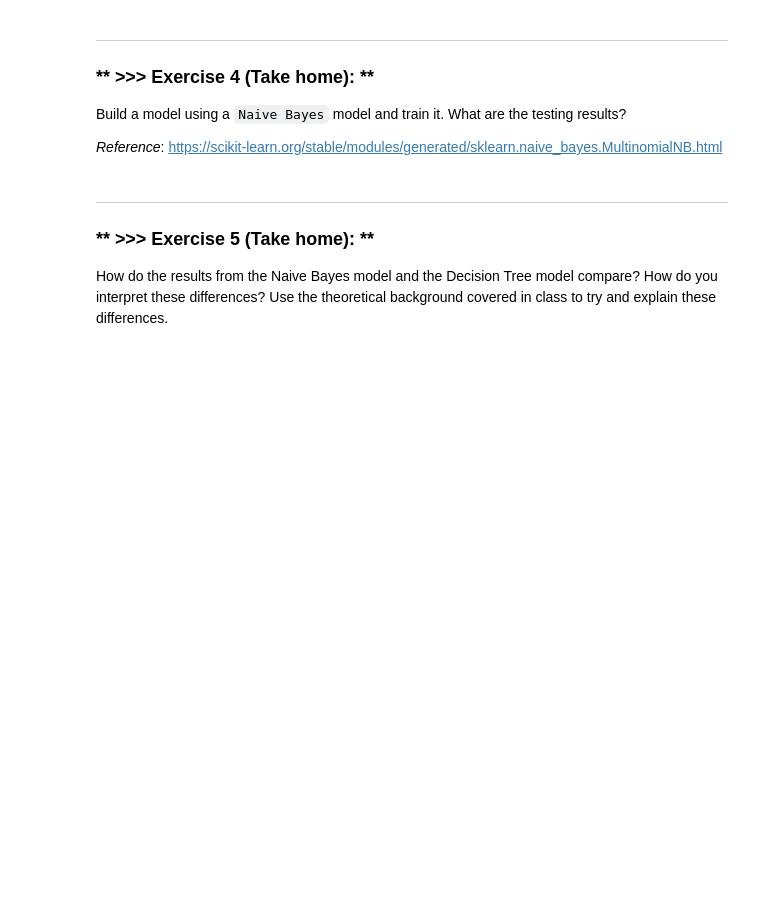
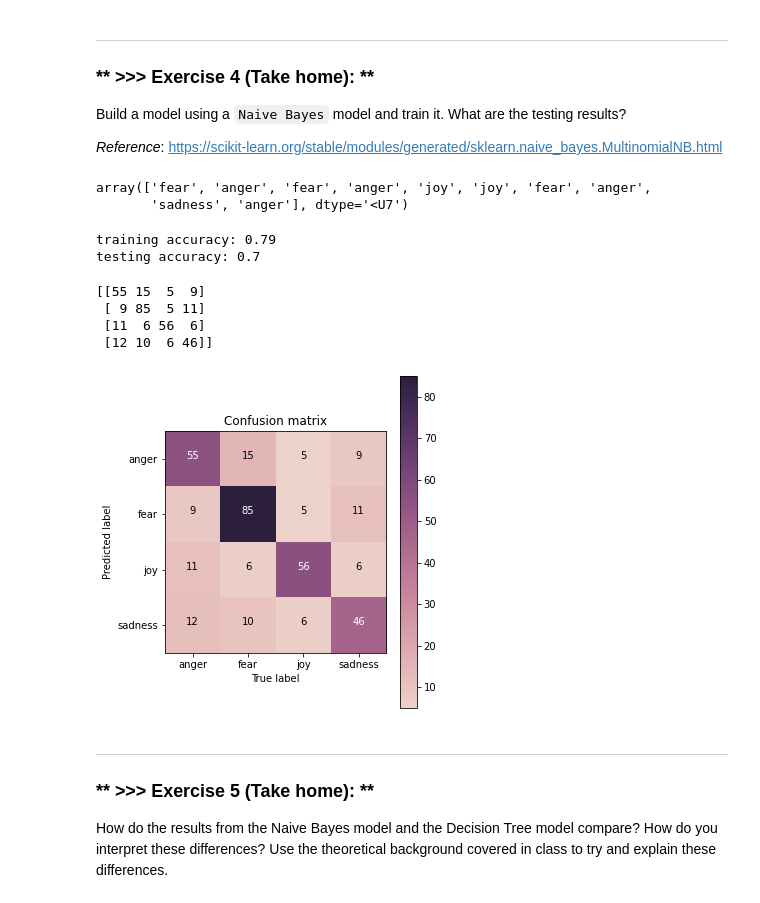
Before and after one commit to y4c6/DM2022-Lab2-Master, a Jupyter notebook: DM2022-Lab2-Master.ipynb, the cells around one changed output. Saved outputs shown, nothing was run; the diff lists cells and outputs as text; code cells hidden in the pictures; blank space fills up the shorter version.

```diff
--- a/DM2022-Lab2-Master.ipynb
+++ b/DM2022-Lab2-Master.ipynb
@@ -423,3 +466,48 @@
+# %%
+# Answer here
+from sklearn.naive_bayes import MultinomialNB
+
+## build DecisionTree model
+NB_model = MultinomialNB()
+## training!
+NB_model = NB_model.fit(X_train, y_train)
+
+## predict!
+y_train_pred = NB_model.predict(X_train)
+y_test_pred = NB_model.predict(X_test)
+
+## so we get the pred result
+y_test_pred[:10]
+# %% [output]
+array(['fear', 'anger', 'fear', 'anger', 'joy', 'joy', 'fear', 'anger',
+       'sadness', 'anger'], dtype='<U7')
+# %%
+## accuracy
+from sklearn.metrics import accuracy_score
+
+acc_train = accuracy_score(y_true=y_train, y_pred=y_train_pred)
+acc_test = accuracy_score(y_true=y_test, y_pred=y_test_pred)
+
+print('training accuracy: {}'.format(round(acc_train, 2)))
+print('testing accuracy: {}'.format(round(acc_test, 2)))
+# %% [output]
+training accuracy: 0.79
+testing accuracy: 0.7
+# %%
+## check by confusion matrix
+from sklearn.metrics import confusion_matrix
+
+cm = confusion_matrix(y_true=y_test, y_pred=y_test_pred)
+print(cm)
+# %% [output]
+[[55 15  5  9]
+ [ 9 85  5 11]
+ [11  6 56  6]
+ [12 10  6 46]]
+# %%
+plot_confusion_matrix(cm, classes=my_tags, title='Confusion matrix')
+# %% [output]
+[figure, added]
 # %% [markdown]
 ---
 ### ** >>> Exercise 5 (Take home): **
```
Also changed, not shown: parts of 42 cells of this notebook.
